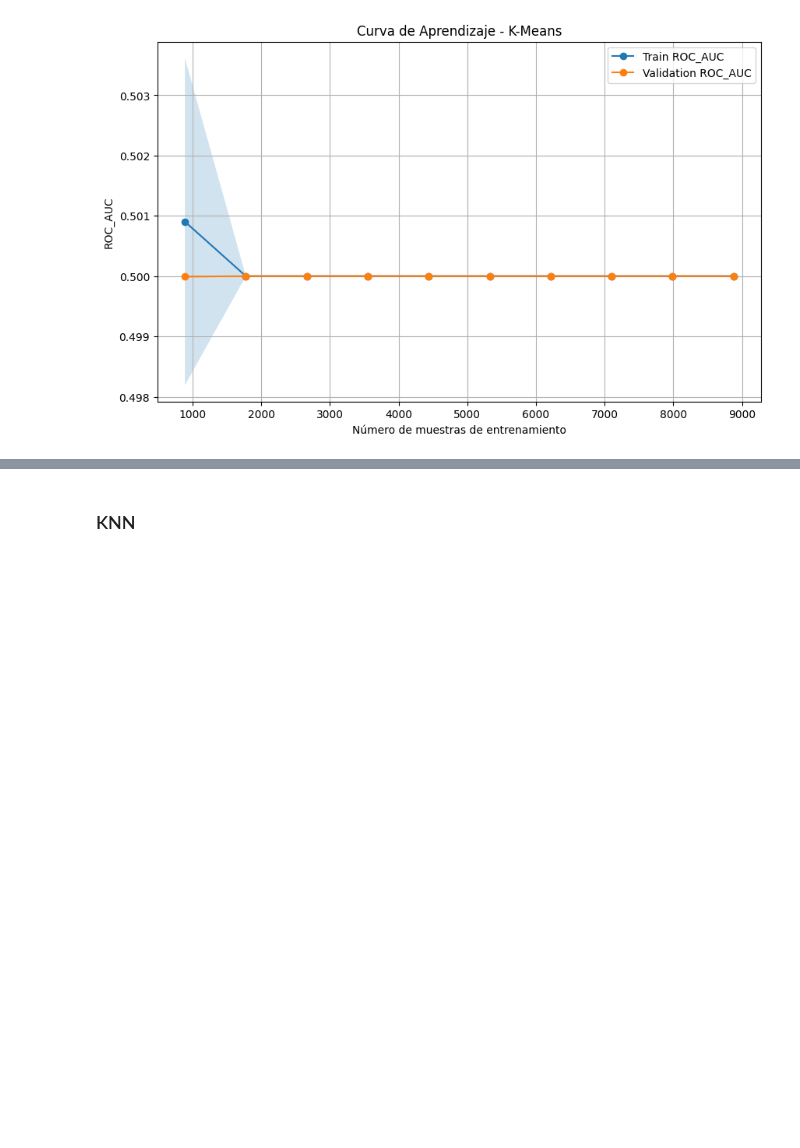
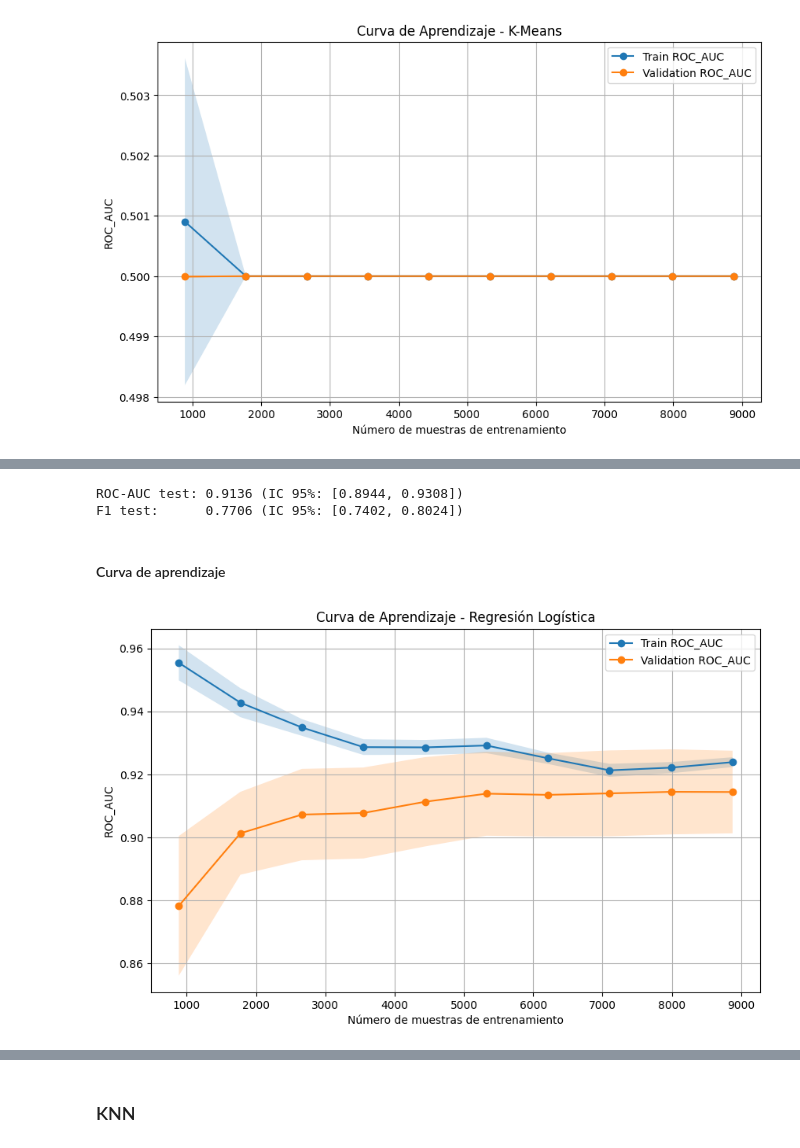
Before and after one commit to MrRichar02/Proyecto-Final-Modelos-2-G04, a Jupyter notebook: desarrollo-proyecto.ipynb, the cells around one changed output, grey strips where cells are left out. Saved outputs shown, nothing was run; the diff lists cells and outputs as text; code cells hidden in the pictures; blank space fills up the shorter version.

```diff
--- a/desarrollo-proyecto.ipynb
+++ b/desarrollo-proyecto.ipynb
@@ -711,7 +739,7 @@ print("=" * 80)
 for i, idx in enumerate(top_indices_xgb, 1):
     params = cv_results_xgb['params'][idx]
     balanced_acc_cv_mean = cv_results_xgb['mean_test_score'][idx]
-    balanced_acc_cv_std = cv_results['std_test_score'][idx]
+    balanced_acc_cv_std = cv_results_xgb['std_test_score'][idx]
 
     # Reconstruir pipeline con estos parámetros
     pipeline_temp_xgb = Pipeline([
@@ -1008,7 +1064,7 @@ print("=" * 80)
 for i, idx in enumerate(top_indices_mlp, 1):
     params = cv_results_mlp['params'][idx]
     balanced_acc_cv_mean = cv_results_mlp['mean_test_score'][idx]
-    balanced_acc_cv_std = cv_results['std_test_score'][idx]
+    balanced_acc_cv_std = cv_results_mlp['std_test_score'][idx]
 
     # Reconstruir pipeline con estos parámetros
     pipeline_temp_mlp = Pipeline([
@@ -1649,0 +1795,2 @@ plt.show()
+# %%
+grid_lr.fit(X_train, y_train)
@@ -1649,0 +1886,13 @@ plt.show()
+# %%
+best_lr = grid_lr.best_estimator_
+best_lr.fit(X_train, y_train)
+
+y_pred_prob_lr = best_lr.predict_proba(X_test)[:, 1]
+y_pred_lr      = best_lr.predict(X_test)
+
+print("\n" + "=" * 60)
+print(f"ROC-AUC EN TEST: {roc_auc_score(y_test, y_pred_prob_lr):.4f}")
+print("=" * 60)
+print("\nReporte de clasificación:")
+print(classification_report(y_test, y_pred_lr,
+      target_names=['No compra (0)', 'Compra (1)']))
@@ -1649,0 +1913,59 @@ plt.show()
+# %%
+# === INTERVALOS DE CONFIANZA BOOTSTRAP para test ===
+from sklearn.utils import resample
+
+def bootstrap_ci(y_true, y_pred, y_prob, n_bootstrap=1000, alpha=0.05):
+    """Calcula IC 95% por bootstrap para ROC-AUC y F1."""
+    rng = np.random.RandomState(42)
+    aucs, f1s = [], []
+    for _ in range(n_bootstrap):
+        idx = resample(range(len(y_true)), random_state=rng)
+        if len(np.unique(np.array(y_true)[idx])) < 2:
+            continue
+        aucs.append(roc_auc_score(np.array(y_true)[idx], np.array(y_prob)[idx]))
+        f1s.append(f1_score(np.array(y_true)[idx], np.array(y_pred)[idx]))
+    lo, hi = alpha/2, 1 - alpha/2
+    return {
+        'ROC-AUC': (np.percentile(aucs, lo*100), np.mean(aucs), np.percentile(aucs, hi*100)),
+        'F1':      (np.percentile(f1s,  lo*100), np.mean(f1s),  np.percentile(f1s,  hi*100))
+    }
+
+ci = bootstrap_ci(y_test, y_pred_lr, y_pred_prob_lr)
+print(f"ROC-AUC test: {ci['ROC-AUC'][1]:.4f} "
+      f"(IC 95%: [{ci['ROC-AUC'][0]:.4f}, {ci['ROC-AUC'][2]:.4f}])")
+print(f"F1 test:      {ci['F1'][1]:.4f} "
+      f"(IC 95%: [{ci['F1'][0]:.4f}, {ci['F1'][2]:.4f}])")
+# %% [output]
+ROC-AUC test: 0.9136 (IC 95%: [0.8944, 0.9308])
+F1 test:      0.7706 (IC 95%: [0.7402, 0.8024])
+# %% [markdown]
+#### Curva de aprendizaje
+# %%
+train_sizes, train_scores, val_scores = learning_curve(
+    estimator=best_lr,
+    X=X_train, y=y_train,
+    cv=cv_strategy,
+    scoring='roc_auc',
+    n_jobs=-1,
+    train_sizes=np.linspace(0.1, 1.0, 10)
+)
+
+train_mean = train_scores.mean(axis=1)
+train_std  = train_scores.std(axis=1)
+val_mean   = val_scores.mean(axis=1)
+val_std    = val_scores.std(axis=1)
+
+plt.figure(figsize=(10, 6))
+plt.plot(train_sizes, train_mean, 'o-', label='Train ROC_AUC')
+plt.plot(train_sizes, val_mean,   'o-', label='Validation ROC_AUC')
+plt.fill_between(train_sizes, train_mean - train_std, train_mean + train_std, alpha=0.2)
+plt.fill_between(train_sizes, val_mean - val_std,     val_mean + val_std,     alpha=0.2)
+plt.xlabel('Número de muestras de entrenamiento')
+plt.ylabel('ROC_AUC')
+plt.title('Curva de Aprendizaje - Regresión Logística')
+plt.legend()
+plt.grid(True)
+plt.savefig('lr_curva_aprendizaje.png', dpi=150, bbox_inches='tight')
+plt.show()
+# %% [output]
+[figure, added]
```
Also changed, not shown: parts of 35 cells of this notebook.
